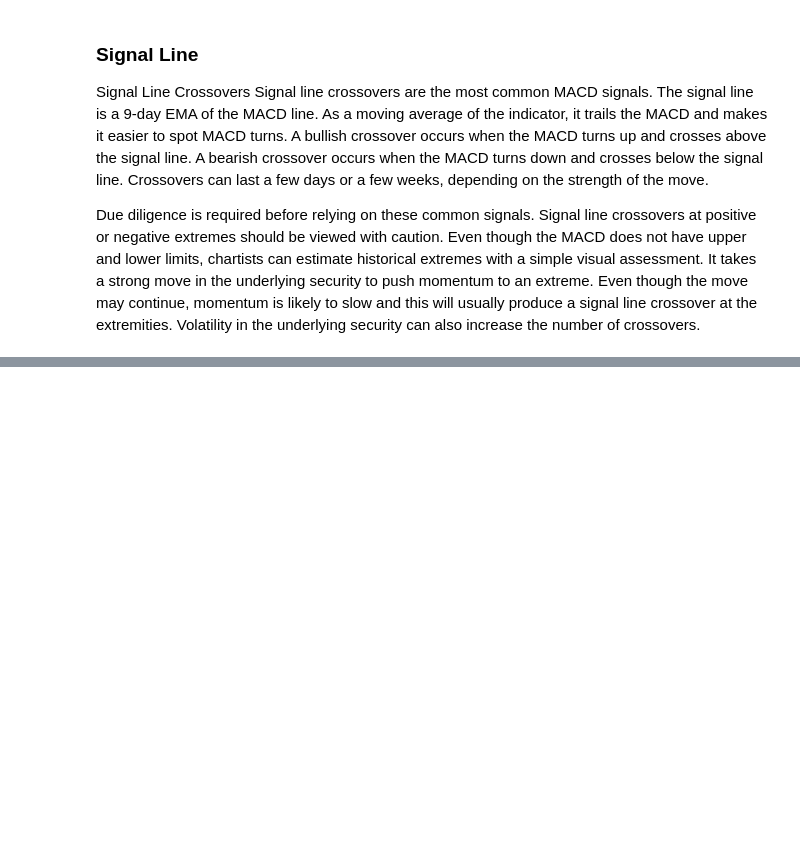
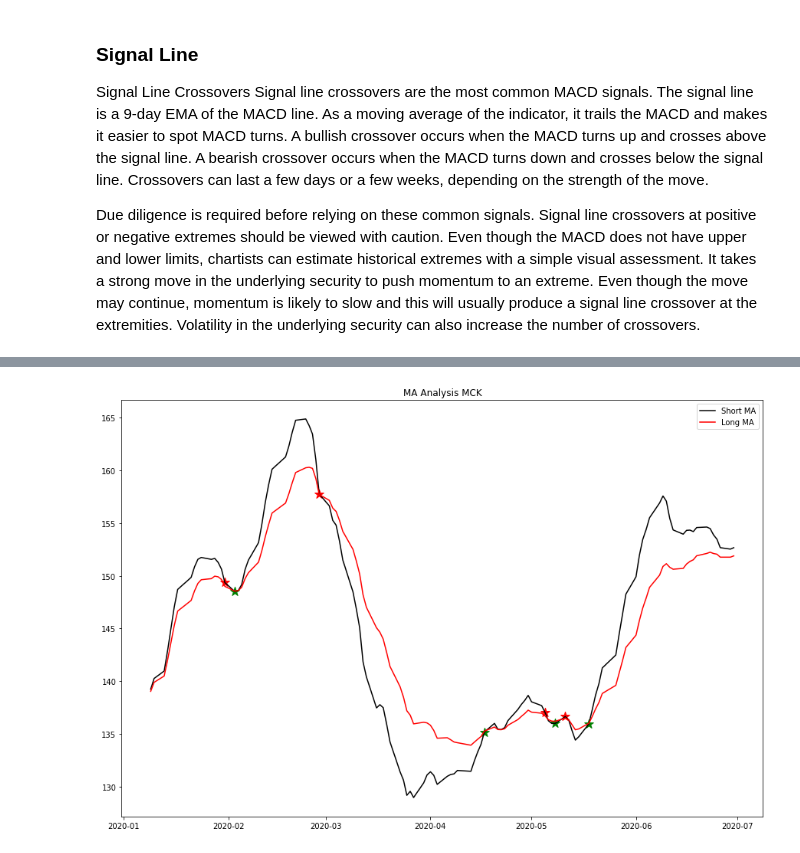
Before and after one commit to Mtaylert/Stock_Evaluation, a Jupyter notebook: StockEvaluations.ipynb, the cells around one changed output, grey strips where cells are left out. Cells and saved outputs as stored; diff of their text form; code cells hidden in the pictures; blank space fills up the shorter version.

```diff
--- a/StockEvaluations.ipynb
+++ b/StockEvaluations.ipynb
@@ -162,3 +171,28 @@ plt.show()
+# %%
+plt.figure(figsize=(15,10))
+plt.plot(SDOW['Date'],SDOW['12Day_Moving_Average_Close'],label='Short MA',color='k')
+plt.plot(SDOW['Date'],SDOW['26Day_Moving_Average_Close'],label='Long MA',color='r')
+
+
+for values in range(len(SDOW)):
+    if values!=0:
+        if SDOW['MACD'].iloc[values]<0:
+            if SDOW['MACD'].iloc[values-1]>0:
+                plt.scatter(SDOW['Date'].iloc[values-1],SDOW['12Day_Moving_Average_Close'].iloc[values-1],marker='*',
+                       color='red',s=150)
+
+    if SDOW['MACD'].iloc[values]>0:
+        if SDOW['MACD'].iloc[values-1]<0:
+            plt.scatter(SDOW['Date'].iloc[values-1],SDOW['12Day_Moving_Average_Close'].iloc[values-1],marker='*',
+                       color='green',s=150)
+
+
+plt.title('MA Analysis {}'.format(ticker))
+
+plt.legend()
+plt.show()
+# %% [output]
+[figure, added]
 # %%
 plt.figure(figsize=(15,10))
 plt.title('MACD Analysis {}'.format(ticker))
```
Also changed, not shown: parts of 9 cells of this notebook.
